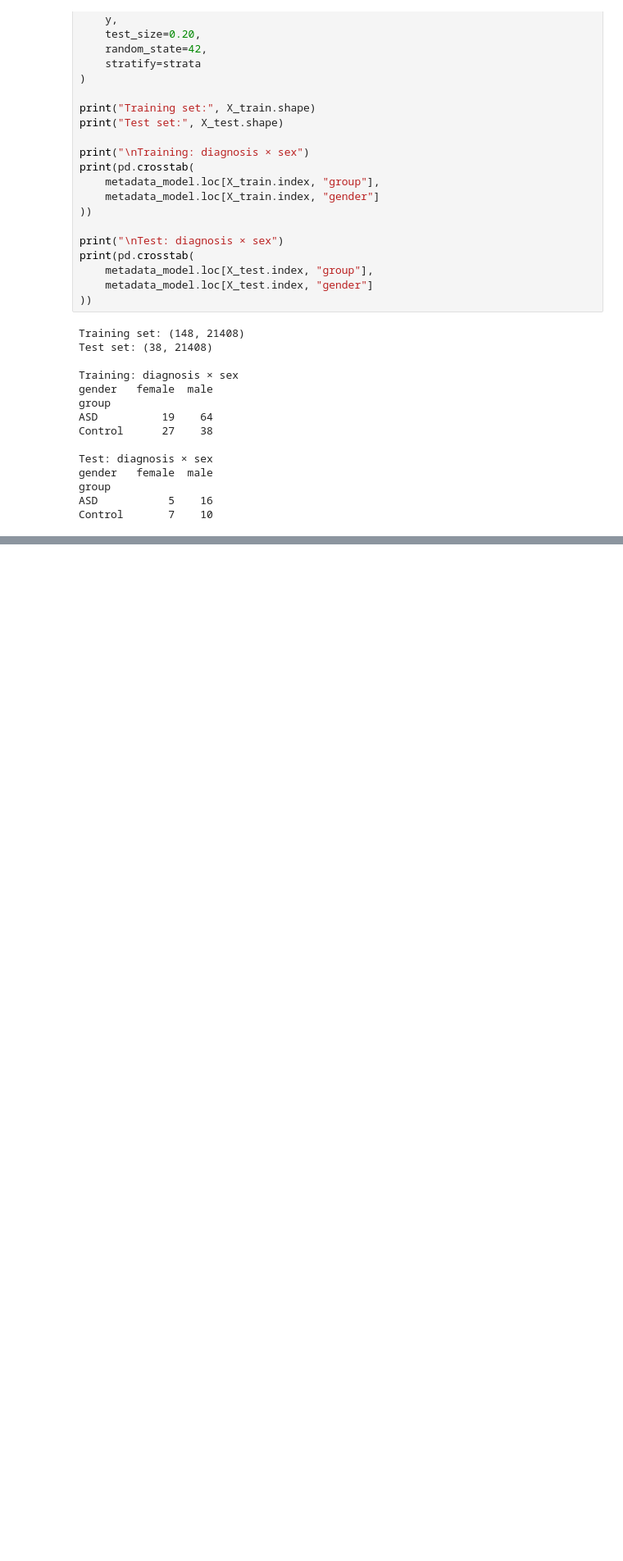
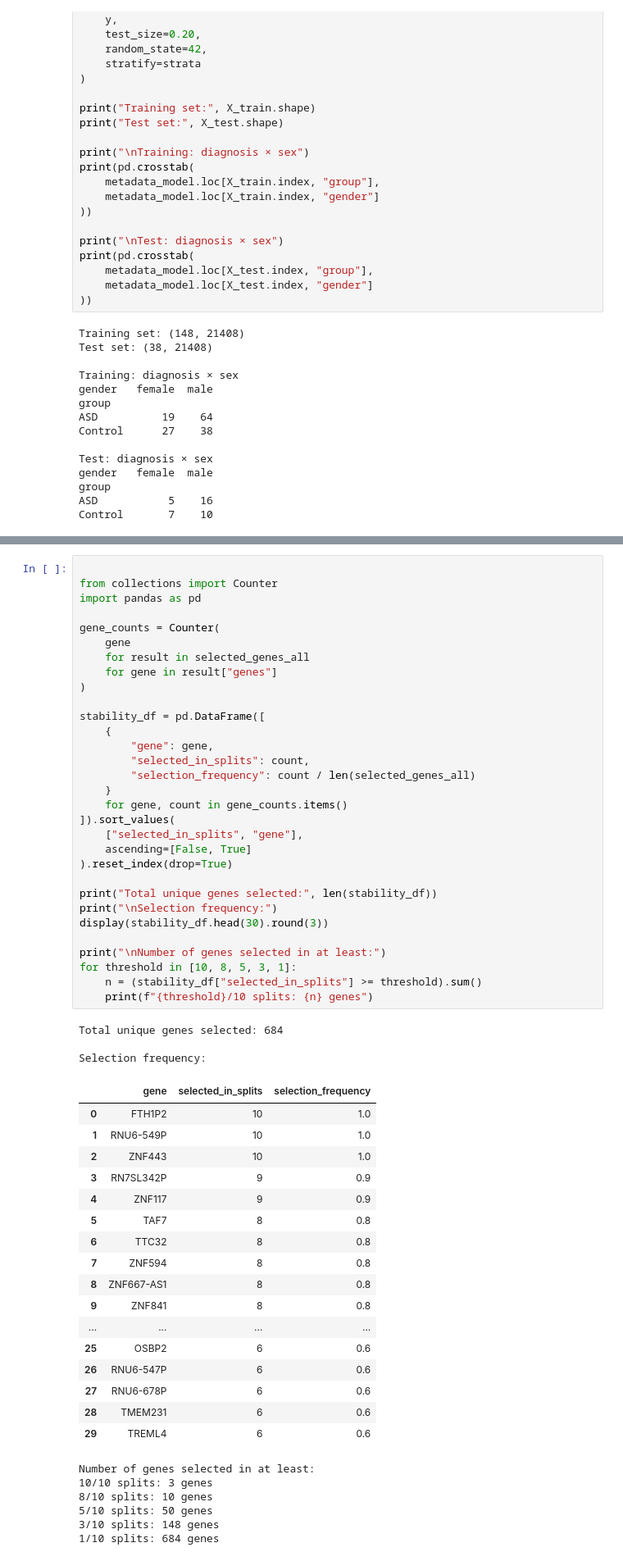
Before and after one commit to layakhosravi77-creator/ASD-Blood-Transcriptomic-Analysis, a Jupyter notebook: notebooks/01_data_exploration.ipynb, the cells around one changed output, grey strips where cells are left out. Shown at 82% size. Drawn from its saved outputs; the diff is of its cells as text; blank space fills up the shorter version.

```diff
--- a/notebooks/01_data_exploration.ipynb
+++ b/notebooks/01_data_exploration.ipynb
@@ -2592,0 +3298,58 @@ Autosomal Only (No X/Y Chr)           0.737 ± 0.069            0.665 ± 0.068
+# %%
+
+from collections import Counter
+import pandas as pd
+
+gene_counts = Counter(
+    gene
+    for result in selected_genes_all
+    for gene in result["genes"]
+)
+
+stability_df = pd.DataFrame([
+    {
+        "gene": gene,
+        "selected_in_splits": count,
+        "selection_frequency": count / len(selected_genes_all)
+    }
+    for gene, count in gene_counts.items()
+]).sort_values(
+    ["selected_in_splits", "gene"],
+    ascending=[False, True]
+).reset_index(drop=True)
+
+print("Total unique genes selected:", len(stability_df))
+print("\nSelection frequency:")
+display(stability_df.head(30).round(3))
+
+print("\nNumber of genes selected in at least:")
+for threshold in [10, 8, 5, 3, 1]:
+    n = (stability_df["selected_in_splits"] >= threshold).sum()
+    print(f"{threshold}/10 splits: {n} genes")
+# %% [output]
+Total unique genes selected: 684
+
+Selection frequency:
+|  | gene | selected_in_splits | selection_frequency |
+| 0 | FTH1P2 | 10 | 1.0 |
+| 1 | RNU6-549P | 10 | 1.0 |
+| 2 | ZNF443 | 10 | 1.0 |
+| 3 | RN7SL342P | 9 | 0.9 |
+| 4 | ZNF117 | 9 | 0.9 |
+| 5 | TAF7 | 8 | 0.8 |
+| 6 | TTC32 | 8 | 0.8 |
+| 7 | ZNF594 | 8 | 0.8 |
+| 8 | ZNF667-AS1 | 8 | 0.8 |
+| 9 | ZNF841 | 8 | 0.8 |
+| ... | ... | ... | ... |
+| 25 | OSBP2 | 6 | 0.6 |
+| 26 | RNU6-547P | 6 | 0.6 |
+| 27 | RNU6-678P | 6 | 0.6 |
+| 28 | TMEM231 | 6 | 0.6 |
+| 29 | TREML4 | 6 | 0.6 |
+Number of genes selected in at least:
+10/10 splits: 3 genes
+8/10 splits: 10 genes
+5/10 splits: 50 genes
+3/10 splits: 148 genes
+1/10 splits: 684 genes
```
Also changed, not shown: parts of 82 cells of this notebook, 19 other files.
